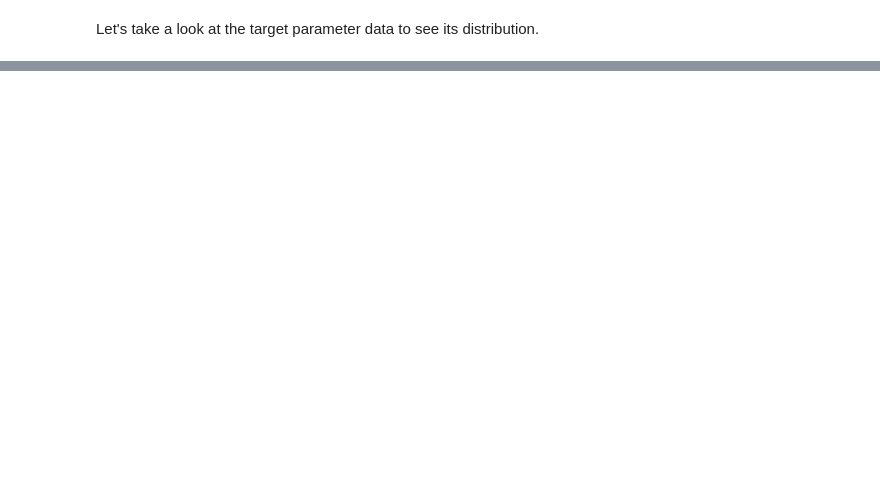
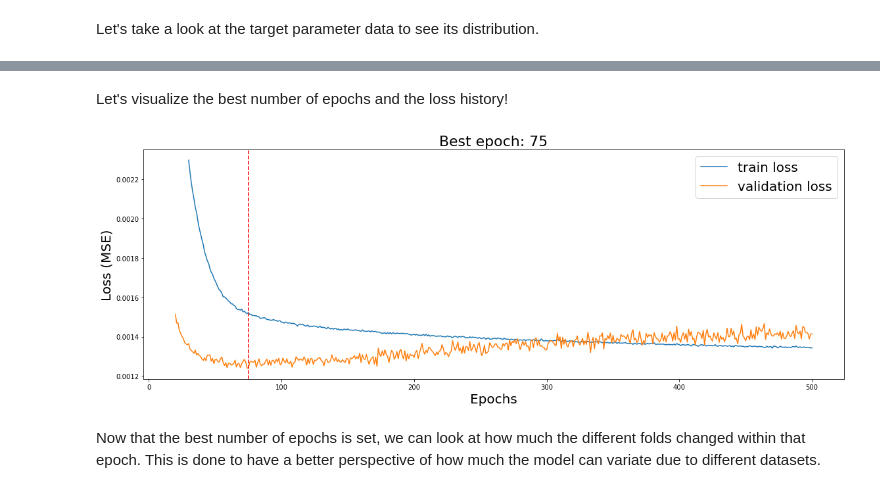
Before and after one commit to vcernic/AGA5926-final-project, a Jupyter notebook: Boston_Housing.ipynb, the cells around one changed output, grey strips where cells are left out. Saved outputs shown, nothing was run; the diff lists cells and outputs as text; code cells hidden in the pictures; blank space fills up the shorter version.

```diff
--- a/Boston_Housing.ipynb
+++ b/Boston_Housing.ipynb
@@ -297,0 +137,9 @@ history
+# %%
+# Seprating the data into two sets: train and test (80% train and 20% test split)
+(data_train, data_test) , (targets_train, targets_test) = split_samples(data[features], data[param],
+                                                                        [0.8, 0.2],
+                                                                        random_state = 1234) # for reproducibility
+
+# Targets need to be reshaped for Keras to read
+targets_train = np.reshape(targets_train, (-1, 1))
+targets_test  = np.reshape(targets_test, (-1, 1))
@@ -297,0 +184,16 @@ history
+# %%
+def build_network(data_train):
+    '''Builds the network model'''
+
+    model = models.Sequential()
+    model.add(layers.Dense(128, activation='relu',
+                           input_shape=(data_train.shape[1],)))
+    model.add(layers.Dropout(0.3))
+    model.add(layers.Dense(128, activation='relu'))
+    model.add(layers.Dropout(0.3))
+    model.add(layers.Dense(1))
+
+    opt = keras.optimizers.Adam(learning_rate = 0.0001)
+    model.compile(optimizer=opt, loss='mse', metrics=['mae', 'mse'])
+
+    return model
@@ -297,0 +273,25 @@ history
+# %%
+# Calculating the average loss history between all 8 folds
+average_train_loss_history = [np.mean([h["loss"][i] for h in all_histories]) for i in range(500)]
+average_val_loss_history = [np.mean([h["val_loss"][i] for h in all_histories]) for i in range(500)]
+
+# Finding the best value for the number of epochs
+best_epoch = average_val_loss_history.index(min(average_val_loss_history)) + 1 # +1 because index is >= 0, while epoch is > 0
+# %% [markdown]
+Let's visualize the best number of epochs and the loss history!
+# %%
+# Plotting the validation loss for all 500 epochs
+fig = plt.figure(figsize=(16,6))
+plt.plot(range(30, len(average_train_loss_history) + 1), average_train_loss_history[29:], label='train loss')
+plt.plot(range(20, len(average_val_loss_history) + 1), average_val_loss_history[19:], label='validation loss')
+plt.axvline(best_epoch, c='r', ls='--')
+plt.title(f"Best epoch: {best_epoch}", fontsize=22)
+plt.xlabel("Epochs", fontsize=20)
+plt.ylabel("Loss (MSE)", fontsize=20)
+plt.legend(fontsize=20)
+plt.tight_layout()
+plt.show()
+# %% [output]
+[figure, added]
+# %% [markdown]
+Now that the best number of epochs is set, we can look at how much the different folds changed within that epoch. This is done to have a better perspective of how much the model can variate due to different datasets.
```
Also changed, not shown: parts of 48 cells of this notebook, 1 other file.
